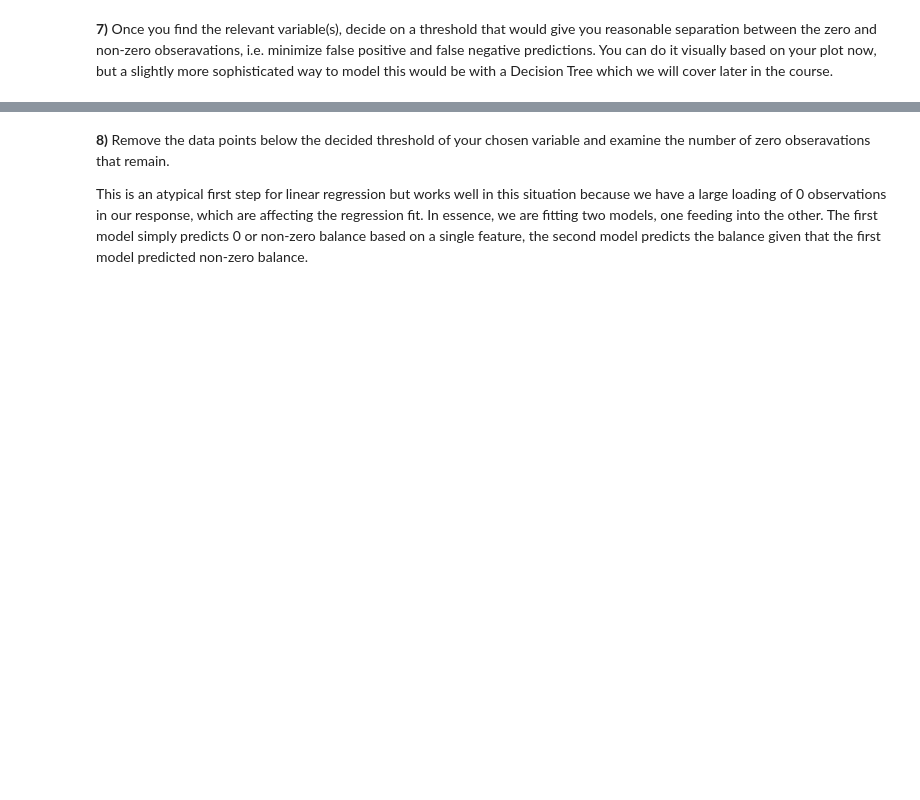
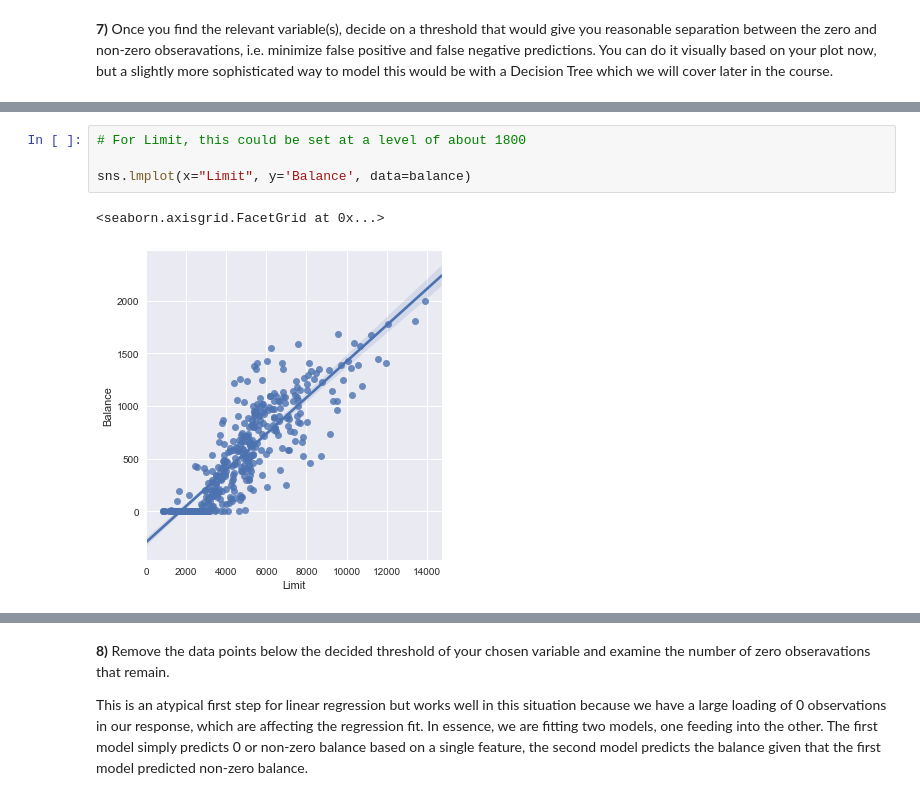
Before and after one commit to patrickrhbrown/General-Assembly-Data-Science-Coursework-2017, a Jupyter notebook: Week_3/Homework-for-lesson-7/homework-for-lesson-7_Patrick_Brown.ipynb, the cells around one changed output, grey strips where cells are left out. Cells and saved outputs as stored; diff of their text form; blank space fills up the shorter version.

```diff
--- a/Week_3/Homework-for-lesson-7/homework-for-lesson-7_Patrick_Brown.ipynb
+++ b/Week_3/Homework-for-lesson-7/homework-for-lesson-7_Patrick_Brown.ipynb
@@ -65,0 +219,7 @@ Decision Tree which we will cover later in the course.
+# %%
+# For Limit, this could be set at a level of about 1800
+
+sns.lmplot(x="Limit", y='Balance', data=balance)
+# %% [output]
+<seaborn.axisgrid.FacetGrid at 0x...>
+[figure, added]
```
Also changed, not shown: parts of 34 cells of this notebook, 45 other files.
